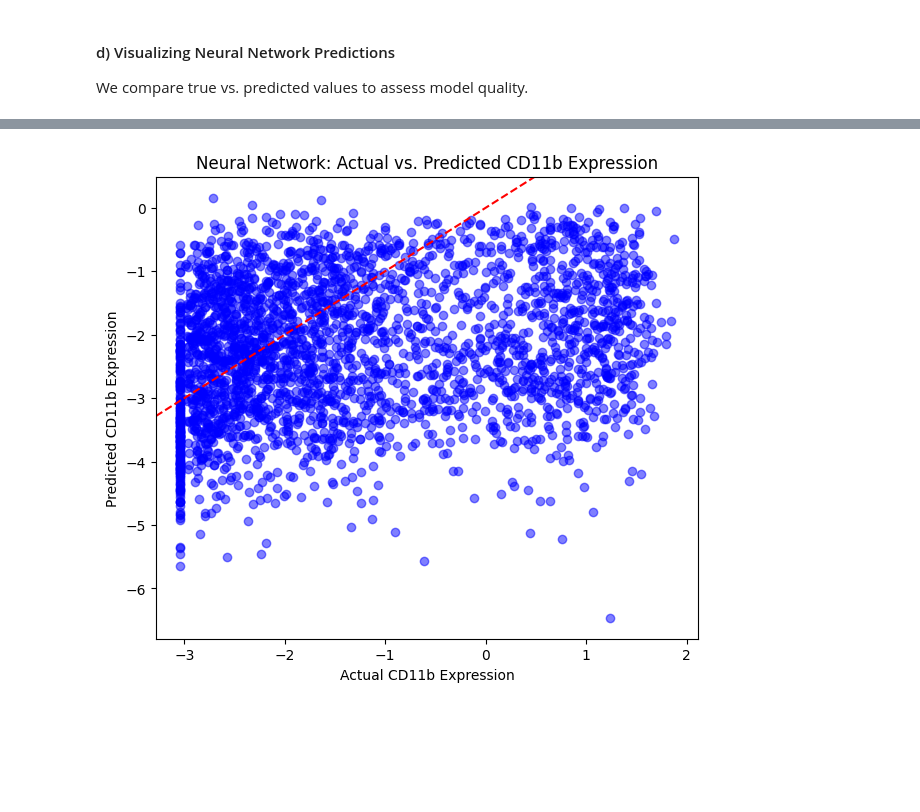
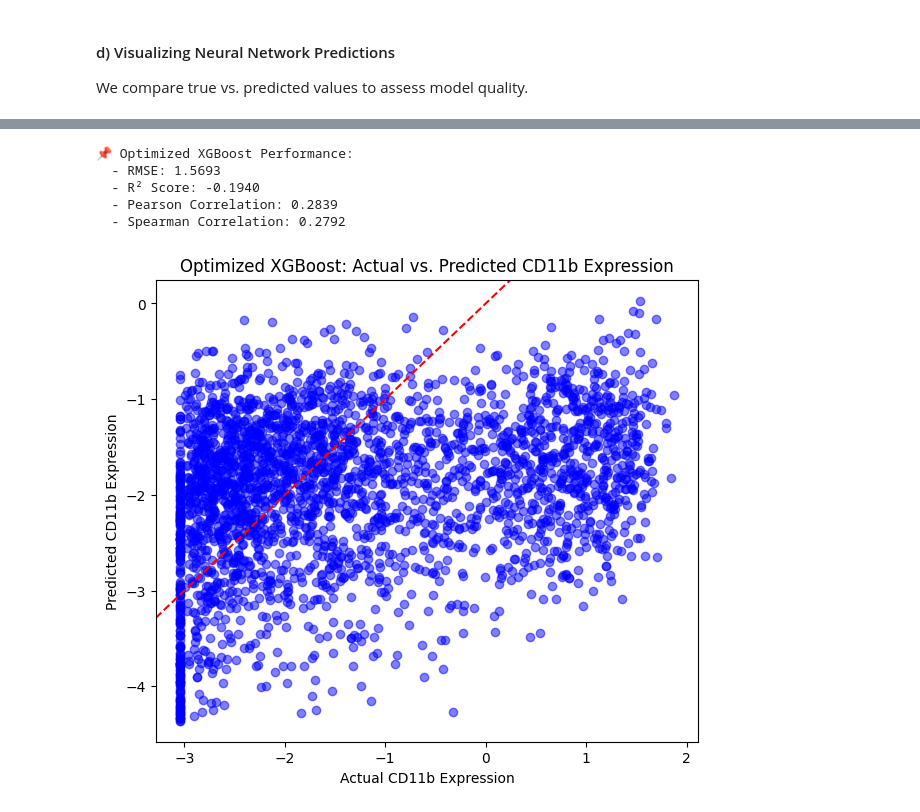
Before and after one commit to NigarRahimli/Branches, a Jupyter notebook: DataMining2024_assignment_2.ipynb, the cells around one changed output, grey strips where cells are left out. Cells and saved outputs as stored; diff of their text form; code cells hidden in the pictures; blank space fills up the shorter version.

Commit message:
first  model

```diff
--- a/DataMining2024_assignment_2.ipynb
+++ b/DataMining2024_assignment_2.ipynb
@@ -847,3 +810,20 @@ Epoch 50/50
+# %%
+import xgboost as xgb
+# Define XGBoost model
+xgb_model = xgb.XGBRegressor(
+    n_estimators=200,  # More trees for better performance
+    learning_rate=0.05,  # Lower learning rate for better generalization
+    max_depth=5,  # Tree depth controls model complexity
+    subsample=0.8,  # Use 80% of data per tree (reduces overfitting)
+    colsample_bytree=0.8,  # Use 80% of features per tree
+    random_state=42
+)
+
+# Train the model
+xgb_model.fit(X_train, y_train)
+
+# Predict on test set
+y_pred_xgb = xgb_model.predict(X_test)
 # %% [markdown]
 #### c) Evaluate Neural Network Performance
 After training, we predict on the test set and compute key regression metrics.
@@ -883,3 +830,24 @@ print(f"  - Spearman Correlation: {spearman_corr:.4f}")
+# %%
+import xgboost as xgb
+
+# Define optimized XGBoost model
+xgb_model = xgb.XGBRegressor(
+    n_estimators=500,  # More trees for better performance
+    learning_rate=0.01,  # Lower learning rate for better generalization
+    max_depth=6,  # Tree depth controls model complexity
+    subsample=0.8,  # Use 80% of data per tree (reduces overfitting)
+    colsample_bytree=0.8,  # Use 80% of features per tree
+    gamma=0.1,  # Controls regularization
+    reg_alpha=0.01,  # L1 regularization to prevent overfitting
+    reg_lambda=0.1,  # L2 regularization to improve generalization
+    random_state=42
+)
+
+# Train the model
+xgb_model.fit(X_train, y_train)
+
+# Predict on test set
+y_pred_xgb = xgb_model.predict(X_test)
 # %% [markdown]
 ####  d) Visualizing Neural Network Predictions
 We compare true vs. predicted values to assess model quality.
@@ -886,12 +882,40 @@ We compare true vs. predicted values to assess model quality.
+# %%
+from sklearn.metrics import mean_squared_error, r2_score
+from scipy.stats import pearsonr, spearmanr
+
+# Compute RMSE
+rmse_xgb = np.sqrt(mean_squared_error(y_test, y_pred_xgb))
+
+# Compute R² Score
+r2_xgb = r2_score(y_test, y_pred_xgb)
+
+# Compute Pearson Correlation
+pearson_corr_xgb, _ = pearsonr(y_test, y_pred_xgb)
+
+# Compute Spearman Correlation
+spearman_corr_xgb, _ = spearmanr(y_test, y_pred_xgb)
+
+# Print results
+print(f"📌 Optimized XGBoost Performance:")
+print(f"  - RMSE: {rmse_xgb:.4f}")
+print(f"  - R² Score: {r2_xgb:.4f}")
+print(f"  - Pearson Correlation: {pearson_corr_xgb:.4f}")
+print(f"  - Spearman Correlation: {spearman_corr_xgb:.4f}")
+# %% [output]
+📌 Optimized XGBoost Performance:
+  - RMSE: 1.5693
+  - R² Score: -0.1940
+  - Pearson Correlation: 0.2839
+  - Spearman Correlation: 0.2792
 # %%
 import matplotlib.pyplot as plt
 
 plt.figure(figsize=(7, 6))
-plt.scatter(y_test, y_pred_nn, alpha=0.5, color="blue")
+plt.scatter(y_test, y_pred_xgb, alpha=0.5, color="blue")
 plt.xlabel("Actual CD11b Expression")
 plt.ylabel("Predicted CD11b Expression")
-plt.title("Neural Network: Actual vs. Predicted CD11b Expression")
+plt.title("Optimized XGBoost: Actual vs. Predicted CD11b Expression")
 plt.axline((0, 0), slope=1, color="red", linestyle="--")  # Ideal prediction line
 plt.show()
 # %% [output]
-[figure, old version]
+[figure, new version]
```
Also changed, not shown: parts of 4 cells of this notebook.
